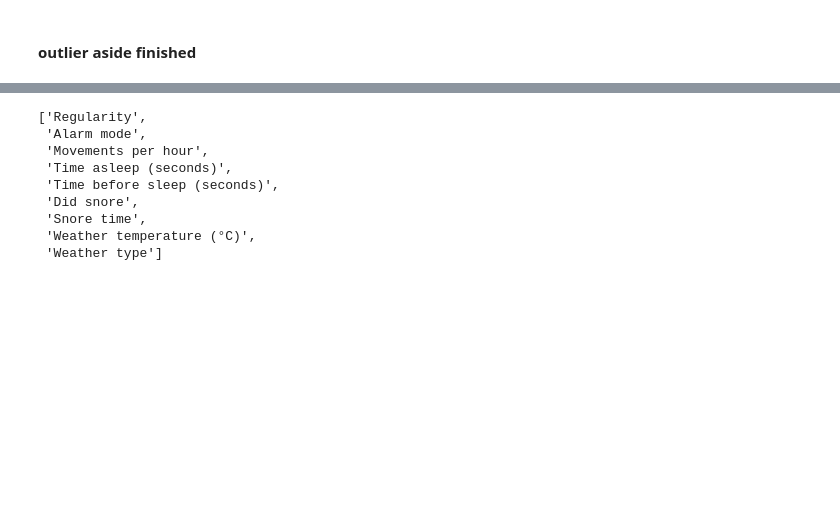
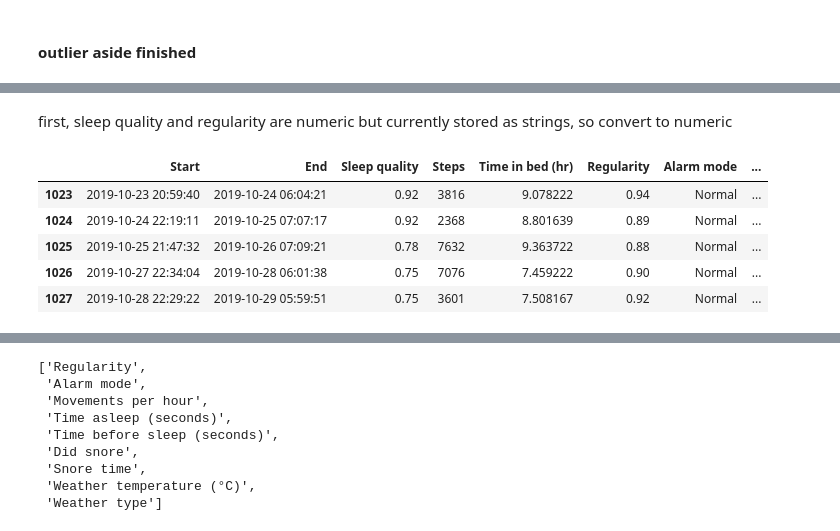
Before and after one commit to ricd99/endToEndML, a Jupyter notebook: notebooks/EDA.ipynb, the cells around one changed output, grey strips where cells are left out. Saved outputs shown, nothing was run; the diff lists cells and outputs as text; code cells hidden in the pictures; blank space fills up the shorter version.

Commit message:
converting datatypes

```diff
--- a/notebooks/EDA.ipynb
+++ b/notebooks/EDA.ipynb
@@ -14,7 +14,7 @@ from sklearn.model_selection import train_test_split
 # %% [markdown]
 ## Initial cleaning to stack datasets
 # %%
-df1 = pd.read_csv("../data/raw/sleepdata.csv", sep=";")
+df1 = pd.read_csv("../data/raw/sleepdata.csv", sep=";", parse_dates=["Start", "End"])
 print(df1.shape)
 df1.head()
 # %% [output]
@@ -352,0 +388,15 @@ Thus, the remaining features are:
+# %% [markdown]
+first, sleep quality and regularity are numeric but currently stored as strings, so convert to numeric
+# %%
+pct_cols = ["Sleep quality", "Regularity"]
+df[pct_cols] = df[pct_cols].apply(lambda x: x.str.replace("%", "").astype(float))
+# %%
+df[pct_cols] = df[pct_cols] / 100
+df.iloc[1000:1005]
+# %% [output]
+|  | Start | End | Sleep quality | Steps | Time in bed (hr) | Regularity | Alarm mode | ... |
+| 1023 | 2019-10-23 20:59:40 | 2019-10-24 06:04:21 | 0.92 | 3816 | 9.078222 | 0.94 | Normal | ... |
+| 1024 | 2019-10-24 22:19:11 | 2019-10-25 07:07:17 | 0.92 | 2368 | 8.801639 | 0.89 | Normal | ... |
+| 1025 | 2019-10-25 21:47:32 | 2019-10-26 07:09:21 | 0.78 | 7632 | 9.363722 | 0.88 | Normal | ... |
+| 1026 | 2019-10-27 22:34:04 | 2019-10-28 06:01:38 | 0.75 | 7076 | 7.459222 | 0.90 | Normal | ... |
+| 1027 | 2019-10-28 22:29:22 | 2019-10-29 05:59:51 | 0.75 | 3601 | 7.508167 | 0.92 | Normal | ... |
```
Also changed, not shown: parts of 13 cells of this notebook.
